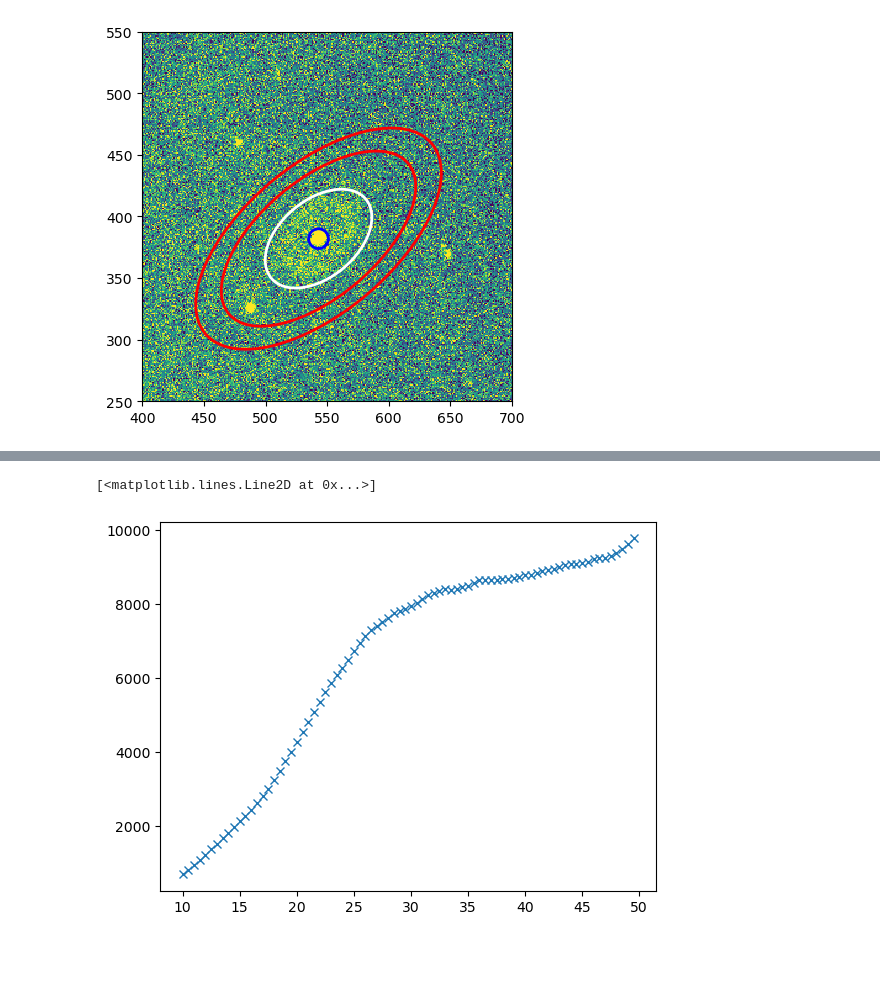
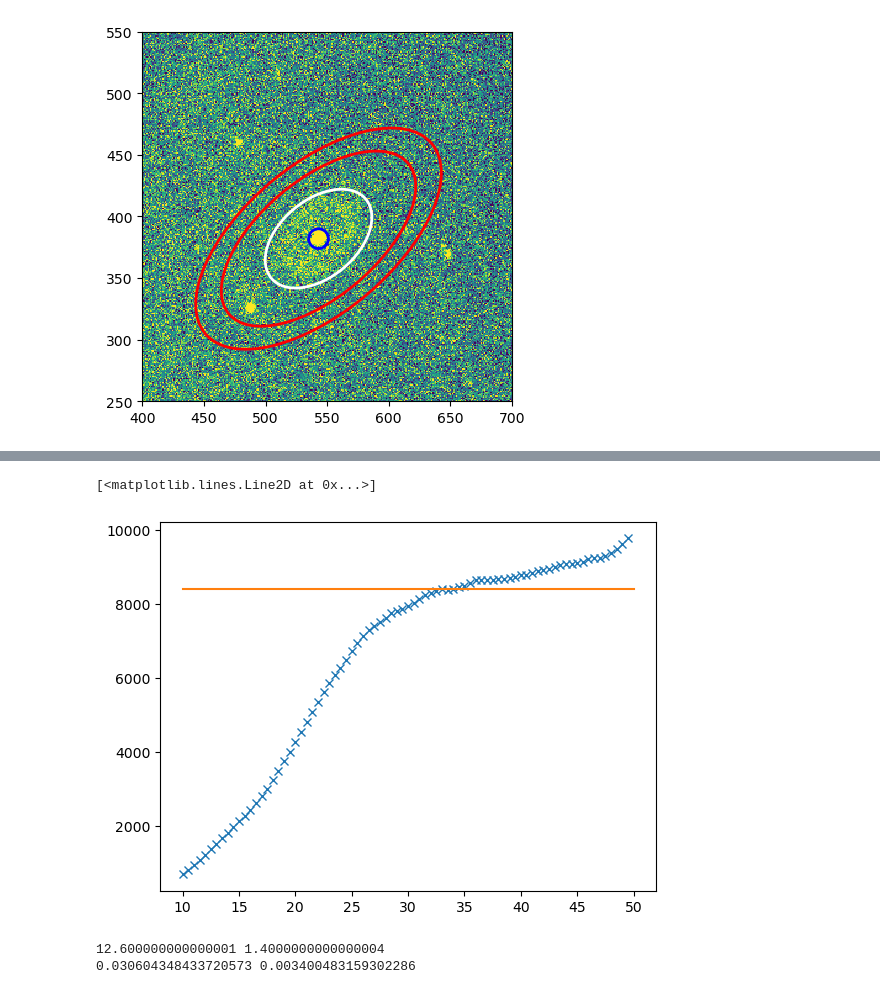
Before and after one commit to jrmullaney/pt5mProcessing, a Jupyter notebook: photometry.ipynb, the cells around one changed output, grey strips where cells are left out. Cells and saved outputs as stored; diff of their text form; code cells hidden in the pictures; blank space fills up the shorter version.

```diff
--- a/photometry.ipynb
+++ b/photometry.ipynb
@@ -177,5 +169,17 @@ array([10. , 10.5, 11. , 11.5, 12. , 12.5, 13. , 13.5, 14. , 14.5, 15. ,
 # %%
 plt.plot(semiMajors, cts, 'x')
+plt.plot(np.array([10,50]), 8400*np.array([1,1]))
 # %% [output]
 [<matplotlib.lines.Line2D at 0x...>]
-[figure, old version]
+[figure, new version]
+# %%
+sma_px = np.array([20.,22.5,25.])
+sma_asec = sma_px * 2. * 0.28
+print(sma_asec[1], sma_asec[1] - sma_asec[0])
+sma_deg = sma_asec / 3600.
+sma_rad = sma_deg * np.pi / 180.
+sma_pc = sma_rad * 501.
+print(sma_pc[1],sma_pc[1] - sma_pc[0])
+# %% [output]
+12.600000000000001 1.4000000000000004
+0.030604348433720573 0.003400483159302286
```
Also changed, not shown: parts of 2 cells of this notebook.
